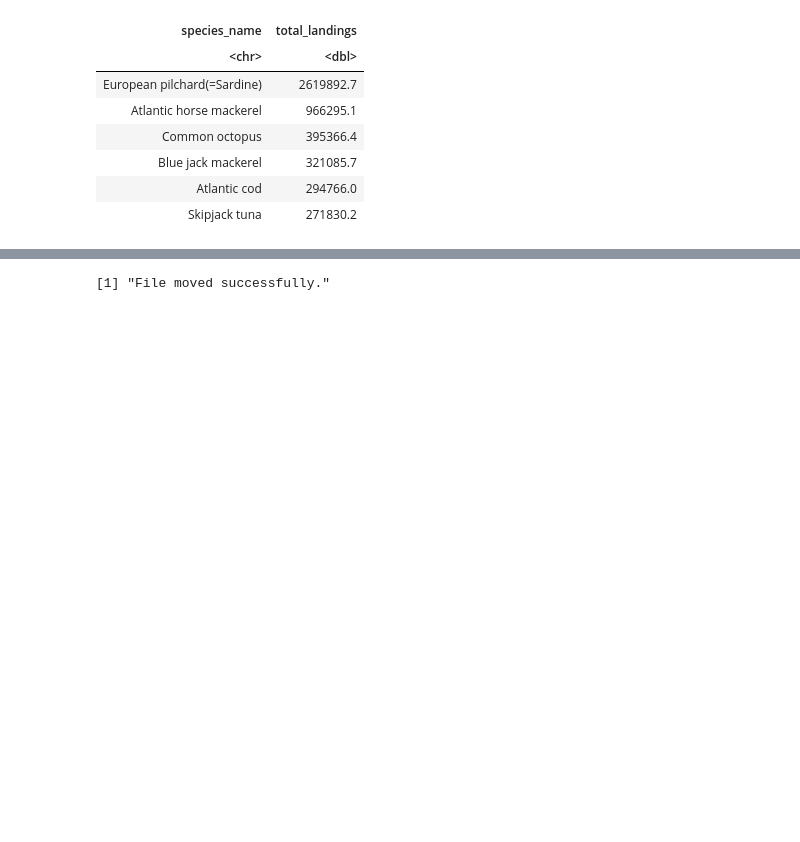
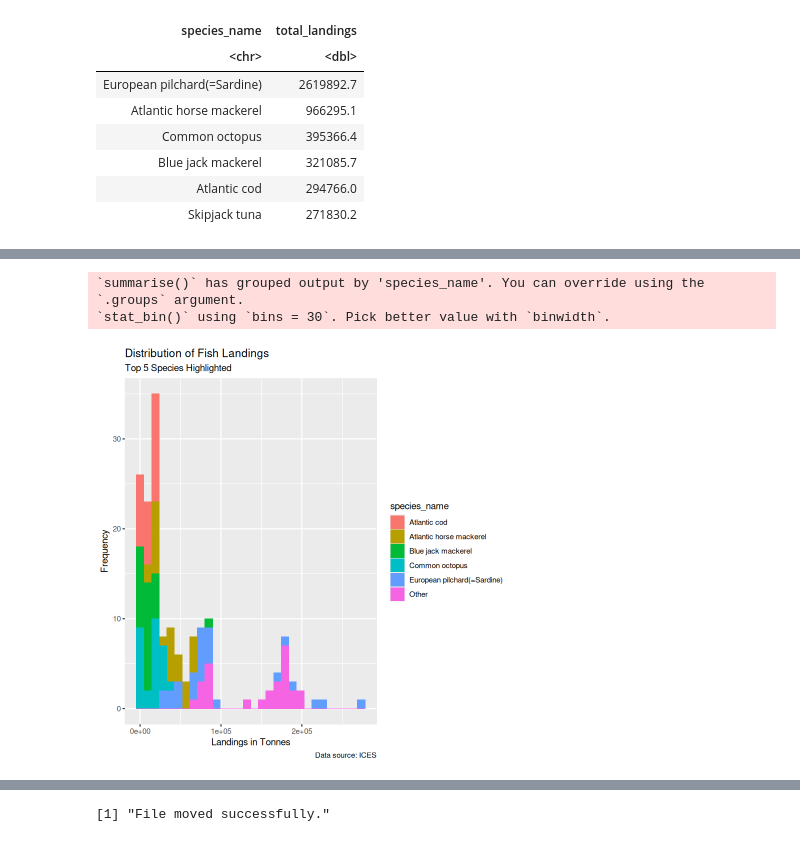
Before and after one commit to daisychu12/pt-fisheries-climate-change, a Jupyter notebook: analysis/data-cleaning.ipynb, the cells around one changed output, grey strips where cells are left out. Drawn from its saved outputs; the diff is of its cells as text; code cells hidden in the pictures; blank space fills up the shorter version.

```diff
--- a/analysis/data-cleaning.ipynb
+++ b/analysis/data-cleaning.ipynb
@@ -324,0 +345,30 @@ A grouped_df: 6 × 4
+# %%
+# Next let's see how much of the overall distribution of landings the top 5 species make up
+landings_dist <- pt_landings %>%
+  select(-"1950":-"1996", -"species_code") %>%
+  pivot_longer(
+    cols = "1997":"2006",
+    names_to = "year",
+    values_to = "landings") %>%
+  mutate(species_name = ifelse(species_name %in% top_5_spec, species_name, "Other")) %>%
+  group_by(species_name, year) %>%
+  summarise(total_landings = sum(landings, na.rm = TRUE)) %>%
+  mutate(year = as.numeric(year))
+
+# Create a histogram using ggplot
+landings_dist_viz <- ggplot(landings_dist, aes(x = total_landings, fill = species_name)) +
+  geom_histogram() +
+  labs(
+    title = "Distribution of Fish Landings",
+    subtitle = "Top 5 Species Highlighted",  # Optional
+    x = "Landings in Tonnes",
+    y = "Frequency",
+    caption = "Data source: ICES"  # Optional
+  )
+
+landings_dist_viz
+# %% [output]
+`summarise()` has grouped output by 'species_name'. You can override using the
+`.groups` argument.
+`stat_bin()` using `bins = 30`. Pick better value with `binwidth`.
+[figure, added]
```
Also changed, not shown: parts of 25 cells of this notebook, 19 other files.
